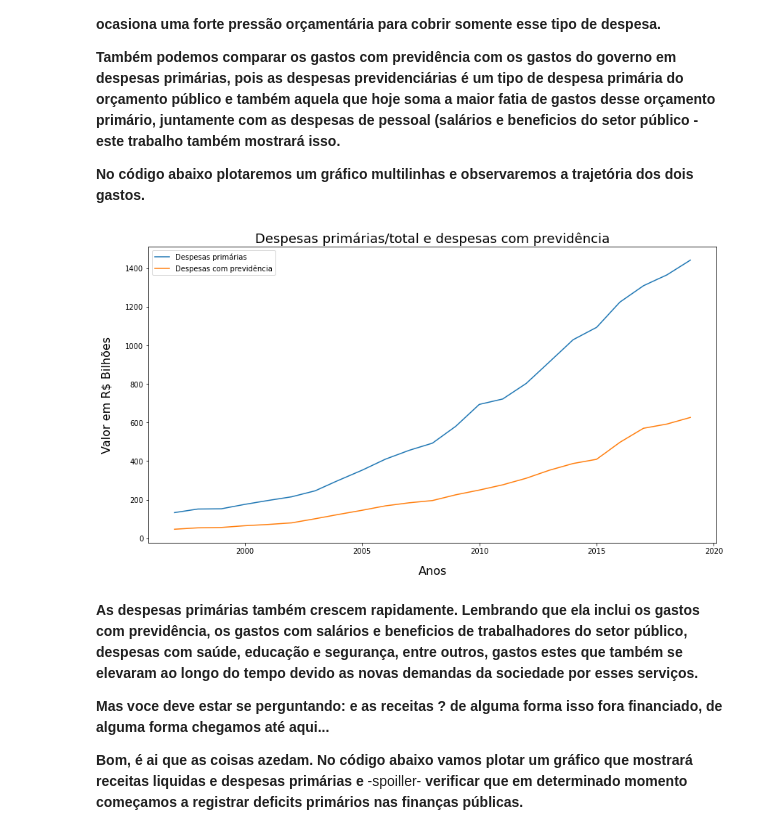
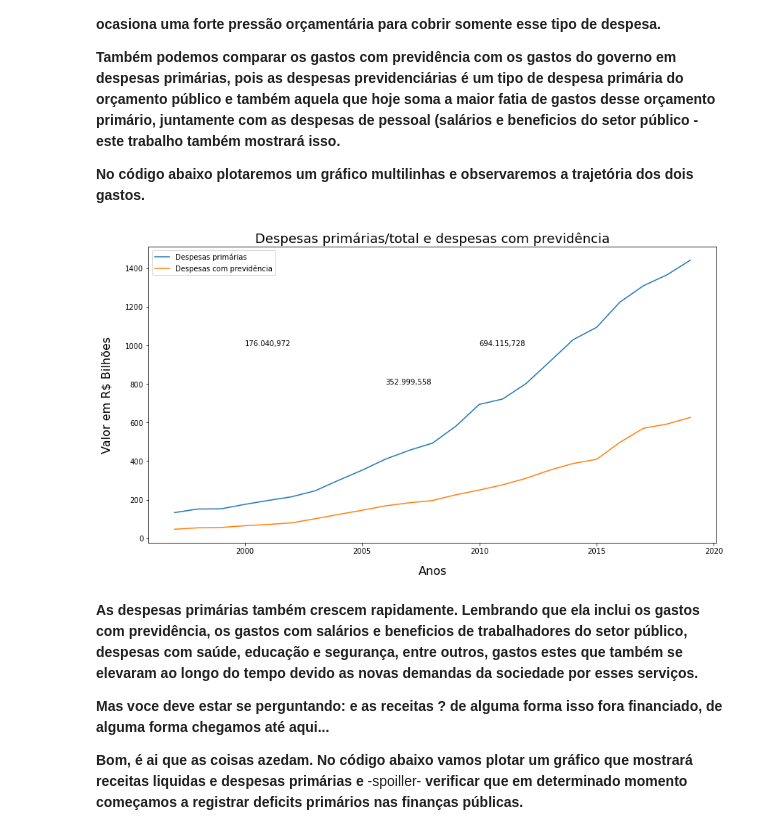
Before and after one commit to jp-data/breves-analises, a Jupyter notebook: Previdência_social_brasileira.ipynb, the cells around one changed output. Saved outputs shown, nothing was run; the diff lists cells and outputs as text; code cells hidden in the pictures.

```diff
--- a/Previdência_social_brasileira.ipynb
+++ b/Previdência_social_brasileira.ipynb
@@ -311,23 +312,30 @@ plt.show()
 # %%
 #determinação do eixo X
 x=df.Ano
 
 #determinação dos eixos y; é um gráfico multilinhas
 y1=df_valores_reais.Despesa_primaria.apply(divisor)
 y2=df_valores_reais.Despesa_previdencia.apply(divisor)
+lista= df_valores_reais.Despesa_primaria.apply(format_number, locale='pt_BR')
+#diferença1 = y1[3].apply(format_number, locale= 'pt_BR')
+#diferença2 = ((y1[13] - y1[8])/ y1[8])*100
+#diferença3 = ((y1[18] - y1[13]) / y1[13])*100
+#diferença4 = ((y1[22] - y1[18]) / y1[18])*100
 
 #plotando a imagem com todas as suas formatações, utilizando a bilbioteca matplotlib
 figura=plt.figure(figsize=(14,7.5))
 figura=plt.plot(x,y1,label='Despesas primárias')
 figura=plt.plot(x,y2,label='Despesas com previdência')
 plt.xlabel('Anos',fontsize=16, labelpad= 15)
 plt.ylabel('Valor em R$ Bilhões',fontsize=16, labelpad= 18)
 plt.title('Despesas primárias/total e despesas com previdência', fontsize= 18)
-
+plt.text(2010,1000, lista[13])
+plt.text(2006,800, lista[8])
+plt.text(2000,1000, lista[3])
 plt.legend()
 plt.show()
 # %% [output]
-[figure, old version]
+[figure, new version]
 # %% [markdown]
 **As despesas primárias também crescem rapidamente. Lembrando que ela inclui os gastos com previdência, os gastos com salários e beneficios de trabalhadores do setor público, despesas com saúde, educação e segurança, entre outros, gastos estes que também se elevaram ao longo do tempo devido as novas demandas da sociedade por esses serviços.**
 
```
Also changed, not shown: parts of 4 cells of this notebook.
